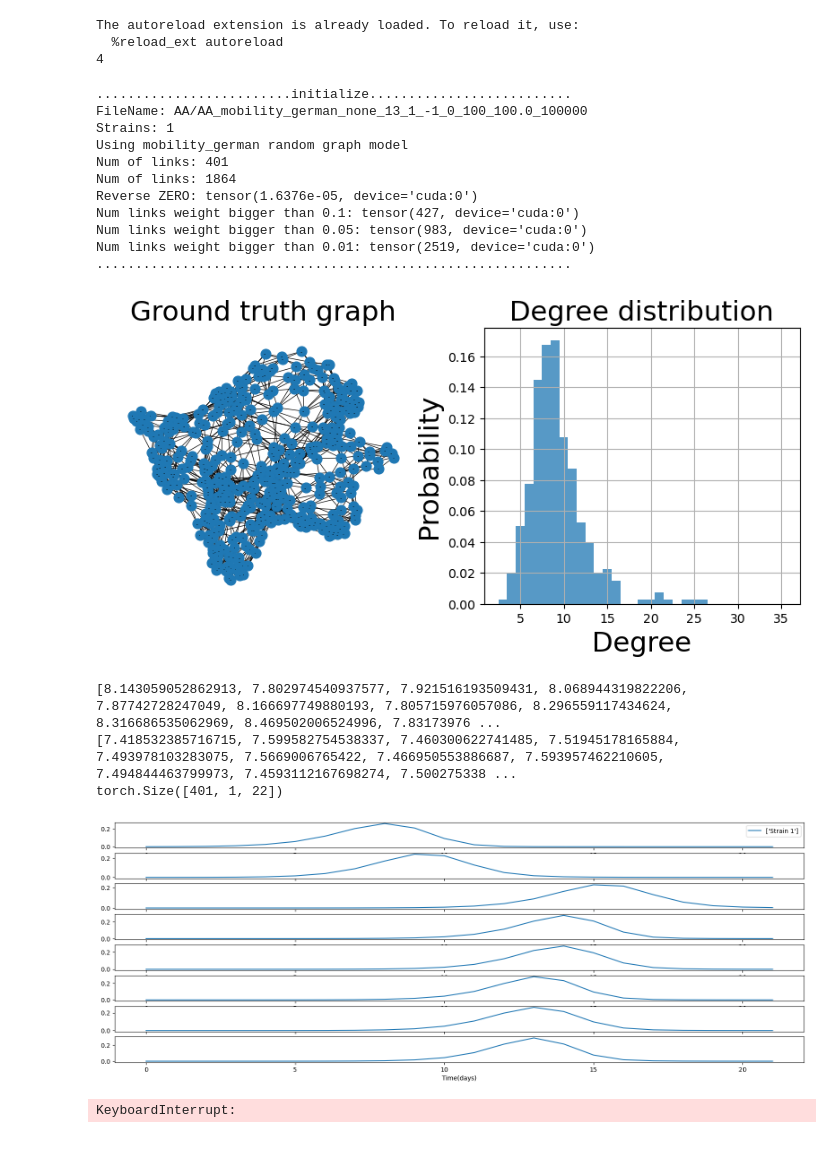
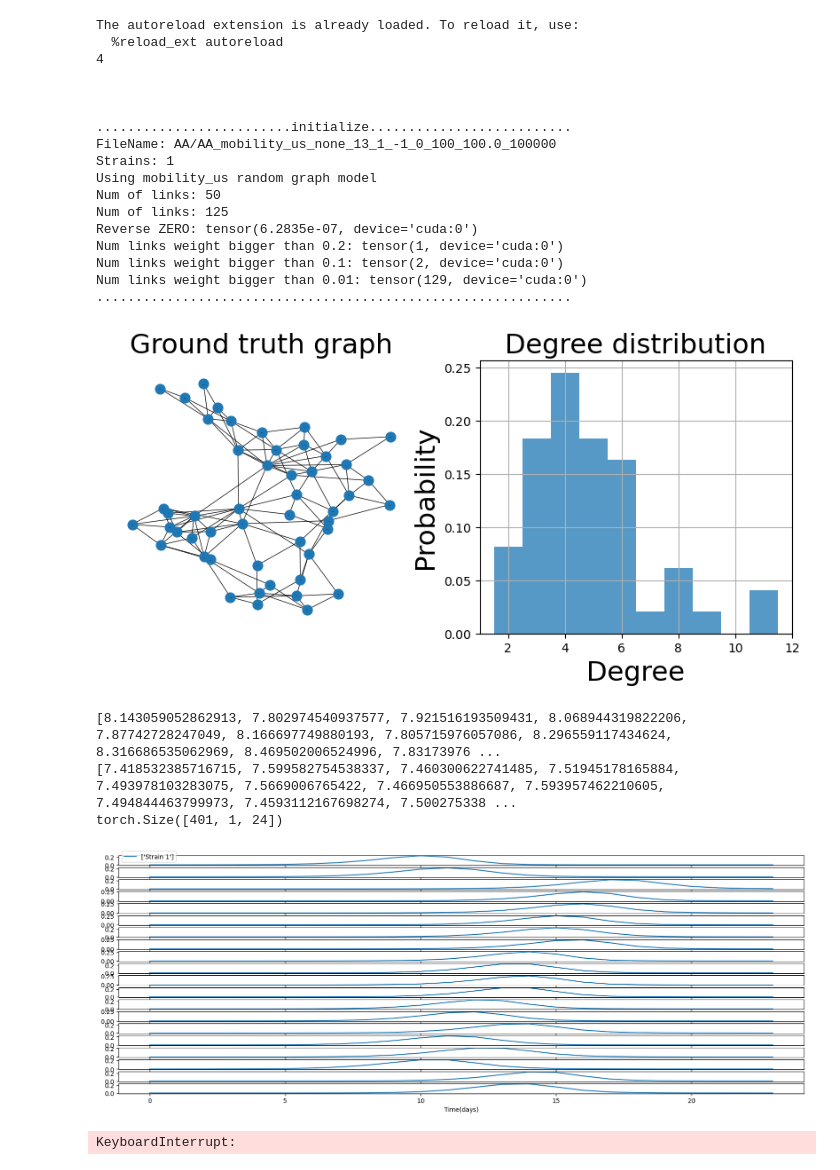
Before and after one commit to bizhili/Topology_Learning_Epis, a Jupyter notebook: test_multi_cities_no_att.ipynb, the cells around one changed output. Saved outputs shown, nothing was run; the diff lists cells and outputs as text; code cells hidden in the pictures.

```diff
--- a/test_multi_cities_no_att.ipynb
+++ b/test_multi_cities_no_att.ipynb
@@ -29,7 +29,7 @@ pramameters.add_arguments(parser)
 paras= pramameters.read_arguments(parser)
 #preset
 paras.modelLoad= "AA"
-paras.randomGraph= "mobility_german"
+paras.randomGraph= "mobility_us"
 #realGraphs= ["contious_Africa", "contious_china", "contious_EU", "contious_usa", "mobility_german", "mobility_us"]
 
 paras.weightModel= "none"
@@ -84,10 +84,9 @@ else:
     A, G= random_graph.read_from_file("graphs/"+paras.randomGraph+".npy")
     paras.n= A.shape[0]
     if A.diagonal().sum()> paras.n+1:
-        Pop= A.diagonal()
-        A_in= A.sum(dim=0)+1e-5
+        Pop= A.sum(dim= 1)+1e-5
         A= A/Pop
-        A= A-torch.eye(paras.n)
+        A= A.fill_diagonal_(0)
         P= torch.tensor(Pop, device= device)
         G = nx.from_numpy_array((A>0.005).numpy())
     else:
@@ -114,8 +113,8 @@ utils.log_print(printFlag,"Num of links:", G.number_of_edges())
 Zmat= A_mat.create_A_mat(Aw, P)
 Zmat2= A_mat.reverse_A_mat(Zmat-torch.eye(Aw.shape[0], dtype= torch.float32, device= Aw.device), P)
 utils.log_print(printFlag,"Reverse ZERO:", torch.sum(torch.abs(Zmat2-Aw)))
+utils.log_print(printFlag,"Num links weight bigger than 0.2:", torch.sum(Zmat>0.2)-paras.n)
 utils.log_print(printFlag,"Num links weight bigger than 0.1:", torch.sum(Zmat>0.1)-paras.n)
-utils.log_print(printFlag,"Num links weight bigger than 0.05:", torch.sum(Zmat>0.05)-paras.n)
 utils.log_print(printFlag,"Num links weight bigger than 0.01:", torch.sum(Zmat>0.01)-paras.n)
 utils.log_print(printFlag,".............................................................")
 #plot this network
@@ -128,49 +127,52 @@ if plotFlag==1:
 The autoreload extension is already loaded. To reload it, use:
   %reload_ext autoreload
 4
+
+
+
+.........................initialize..........................
+FileName: AA/AA_mobility_us_none_13_1_-1_0_100_100.0_100000
+Strains: 1
+Using mobility_us random graph model
+Num of links: 50
+Num of links: 125
+Reverse ZERO: tensor(6.2835e-07, device='cuda:0')
+Num links weight bigger than 0.2: tensor(1, device='cuda:0')
+Num links weight bigger than 0.1: tensor(2, device='cuda:0')
+Num links weight bigger than 0.01: tensor(129, device='cuda:0')
+.............................................................
-.........................initialize..........................
-FileName: AA/AA_mobility_german_none_13_1_-1_0_100_100.0_100000
-Strains: 1
-Using mobility_german random graph model
-Num of links: 401
-Num of links: 1864
-Reverse ZERO: tensor(1.6376e-05, device='cuda:0')
-Num links weight bigger than 0.1: tensor(427, device='cuda:0')
-Num links weight bigger than 0.05: tensor(983, device='cuda:0')
-Num links weight bigger than 0.01: tensor(2519, device='cuda:0')
-.............................................................
-[figure, old version]
+[figure, new version]
 # %%
 R0s_taus= [[random.uniform(paras.R0Mean-paras.R0Std, paras.R0Mean+paras.R0Std),
             random.uniform(paras.tauMean-paras.tauStd, paras.tauMean+paras.tauStd)] for _ in range(40)]
 paras.R0s=  [ R0s_taus[i][0] for i in range(40)]
 paras.taus= [ R0s_taus[i][1] for i in range(40)]
 utils.log_print(printFlag,paras.R0s)
 utils.log_print(printFlag,paras.taus)
 deltaSsTensor= simulation.multi_strains(G, paras, Zmat, intense= paras.intense, lower= 20, device= device)
 deltaSs= deltaSsTensor.sum(dim= -1, keepdim= True)
 propition= deltaSsTensor/(deltaSs+1e-8)
 deltaSs= deltaSs.squeeze()#(1, 2, 20), dim of nodes, dim of heads, dim of signal
 divide= deltaSsTensor.transpose(1, 2)
 
 
 utils.log_print(printFlag,divide.shape)
 if plotFlag==1:
-    numPlot= 8
+    numPlot= 20
     fig, axs = plt.subplots(numPlot, 1, figsize=(20, 7))
     for i, ax in enumerate(axs):
         ax.plot(divide[i, :].T.cpu().detach(), label= [f"Strain {j+1}" for j in range(paras.strains)])
         if i==0:
             ax.legend()
     #plt.ylabel("Propotion of newly infective")
     plt.xlabel("Time(days)")
 
     #plt.title(f"Example of {numPlot} nodes epidemic newly infected.")
 # %% [output]
 [8.143059052862913, 7.802974540937577, 7.921516193509431, 8.068944319822206, 7.87742728247049, 8.166697749880193, 7.805715976057086, 8.296559117434624, 8.316686535062969, 8.469502006524996, 7.83173976 ...
 [7.418532385716715, 7.599582754538337, 7.460300622741485, 7.51945178165884, 7.493978103283075, 7.5669006765422, 7.466950553886687, 7.593957462210605, 7.494844463799973, 7.4593112167698274, 7.500275338 ...
-torch.Size([401, 1, 22])
+torch.Size([401, 1, 24])
-[figure, old version]
+[figure, new version]
 # %%
 
 timeHorizon= divide.shape[2]-1
```
Also changed, not shown: 5 other files.
